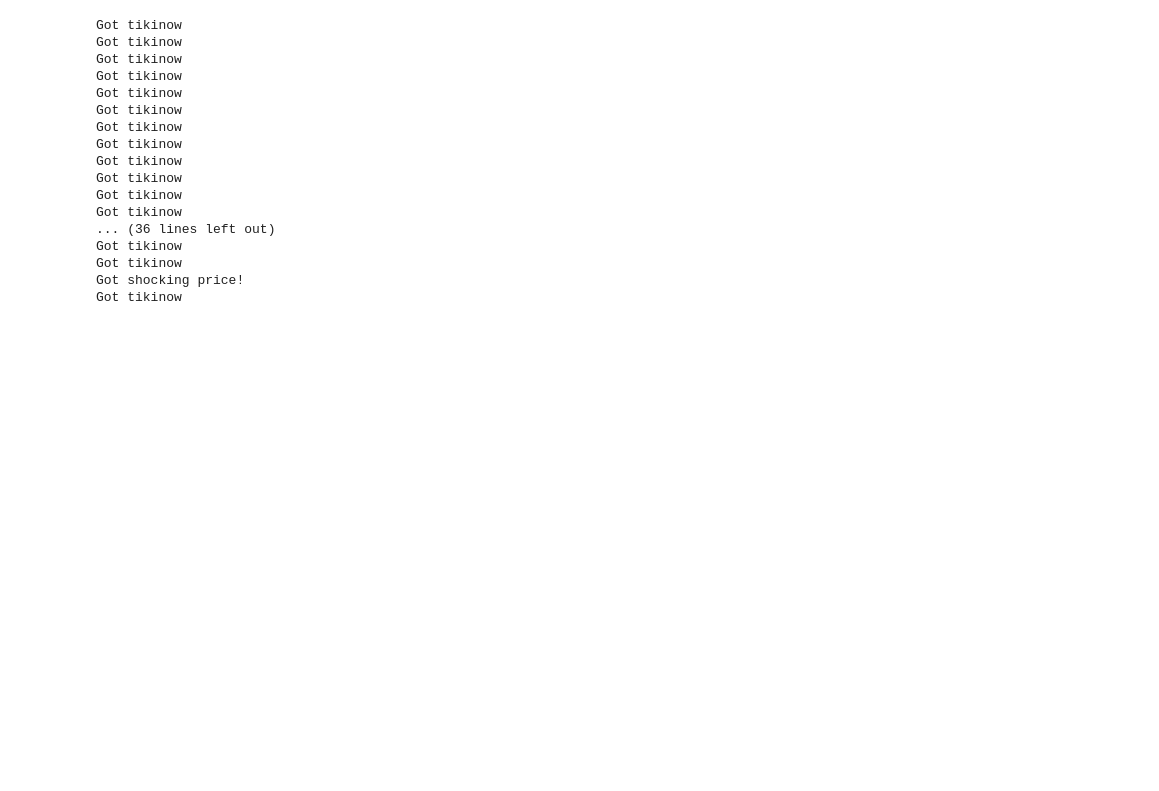
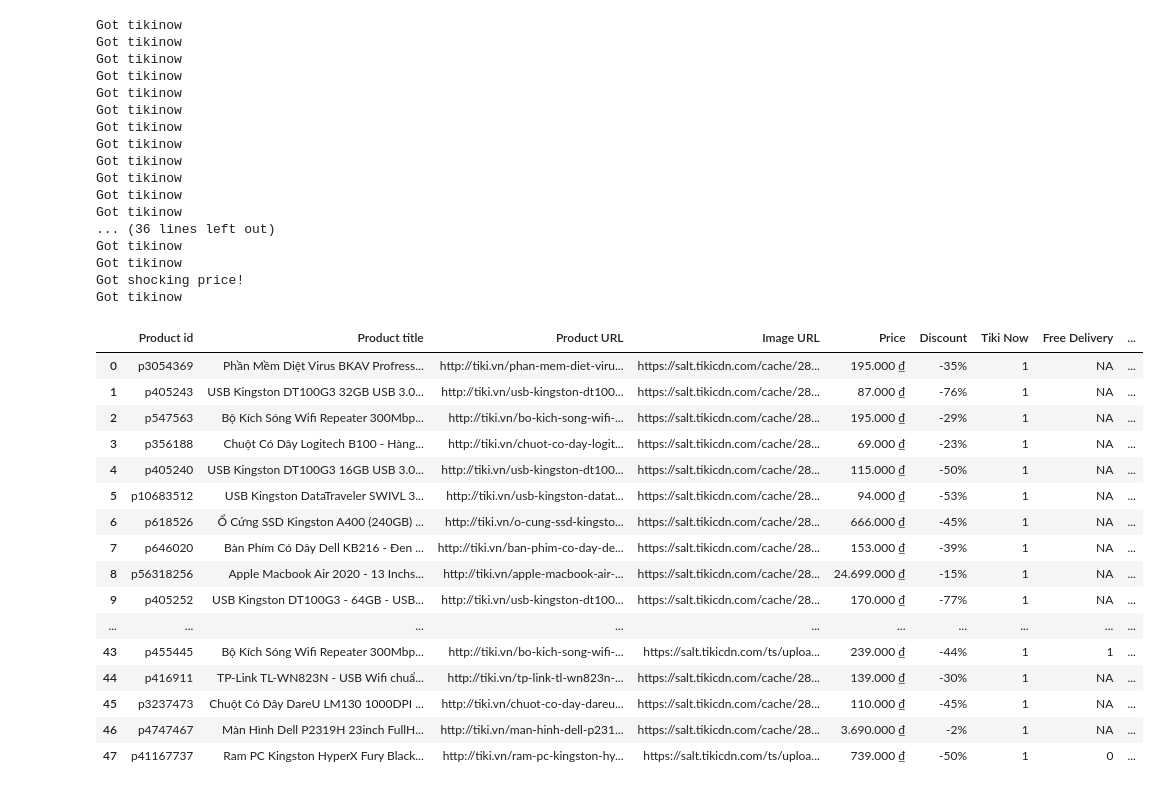
Before and after one commit to tranhoangkhuongvn/tiki_scraping, a Jupyter notebook: tiki_scrapping.ipynb, the cells around one changed output. Cells and saved outputs as stored; diff of their text form; code cells hidden in the pictures; blank space fills up the shorter version.

Commit message:
Add in python script and some initial data

```diff
--- a/tiki_scrapping.ipynb
+++ b/tiki_scrapping.ipynb
@@ -26,11 +26,11 @@ from bs4 import BeautifulSoup
 # %%
 headers = {'User-Agent': 'Mozilla/5.0 (Windows NT 10.0; Win64; x64) AppleWebKit/537.36 (KHTML, like Gecko) Chrome/70.0.3538.77 Safari/537.36'}
 
-r = requests.get('https://tiki.vn/laptop-may-vi-tinh/c1846?src=c.1846.hamburger_menu_fly_out_banner', headers=headers)
+r = requests.get('https://tiki.vn/laptop-may-vi-tinh-linh-kien/c1846?page=400', headers=headers)
 # r.text is a HTML file so we will use html.parser
 soup = BeautifulSoup(r.text, 'html.parser')
 
 # Make the soup object look nicer
-print(soup.prettify()[:2000])
+print(soup.prettify()[:10000])
 # %% [output]
 <!DOCTYPE html>
@@ -70,6 +67,7 @@ Number of products: 48
 product_id_ls = []
 product_title_ls = []
 price_ls = []
+discount_ls = []
 image_url_ls = []
 product_url_ls = []
 tikinow_ls = []
@@ -83,6 +81,8 @@ paid_installment_ls = []
 free_gift_ls = []
 # %%
 tiki_now_img_url = 'https://salt.tikicdn.com/ts/upload/9f/32/dd/8a8d39d4453399569dfb3e80fe01de75.png'
+under_price_url = 'https://salt.tikicdn.com/ts/upload/51/ac/cc/528e80fe3f464f910174e2fdf8887b6f.png'
+badge_benefit_url = 'https://salt.tikicdn.com/ts/upload/ba/4e/6e/26e9f2487e9f49b7dcf4043960e687dd.png'
 # %%
 regex = re.compile('-p\d*\.')
 
@@ -195,3 +230,20 @@ Got tikinow
 Got tikinow
 Got shocking price!
 Got tikinow
+# %%
+data = pd.DataFrame({
+    'Product id': product_id_ls,
+    'Product title': product_title_ls,
+    'Product URL': product_url_ls,
+    'Image URL': image_url_ls,
+    'Price': price_ls,
+    'Discount': discount_ls,
+    'Tiki Now': tikinow_ls,
+    'Free Delivery': free_delivery_ls,
+    'Total reviews': num_reviews_ls,
+    'Rating %': percentage_ratings_ls,
+    'Under price badge': badge_under_price_ls,
+    'Shocking price': shocking_price_ls,
+    'Paid installments': paid_installment_ls,
+    'Free Gifts': free_gift_ls
+})
@@ -197,0 +252,20 @@ Got tikinow
+# %%
+data
+# %% [output]
+|  | Product id | Product title | Product URL | Image URL | Price | Discount | Tiki Now | Free Delivery | ... |
+| 0 | p3054369 | Phần Mềm Diệt Virus BKAV Profress... | http://tiki.vn/phan-mem-diet-viru... | https://salt.tikicdn.com/cache/28... | 195.000 ₫ | -35% | 1 | NA | ... |
+| 1 | p405243 | USB Kingston DT100G3 32GB USB 3.0... | http://tiki.vn/usb-kingston-dt100... | https://salt.tikicdn.com/cache/28... | 87.000 ₫ | -76% | 1 | NA | ... |
+| 2 | p547563 | Bộ Kích Sóng Wifi Repeater 300Mbp... | http://tiki.vn/bo-kich-song-wifi-... | https://salt.tikicdn.com/cache/28... | 195.000 ₫ | -29% | 1 | NA | ... |
+| 3 | p356188 | Chuột Có Dây Logitech B100 - Hàng... | http://tiki.vn/chuot-co-day-logit... | https://salt.tikicdn.com/cache/28... | 69.000 ₫ | -23% | 1 | NA | ... |
+| 4 | p405240 | USB Kingston DT100G3 16GB USB 3.0... | http://tiki.vn/usb-kingston-dt100... | https://salt.tikicdn.com/cache/28... | 115.000 ₫ | -50% | 1 | NA | ... |
+| 5 | p10683512 | USB Kingston DataTraveler SWIVL 3... | http://tiki.vn/usb-kingston-datat... | https://salt.tikicdn.com/cache/28... | 94.000 ₫ | -53% | 1 | NA | ... |
+| 6 | p618526 | Ổ Cứng SSD Kingston A400 (240GB) ... | http://tiki.vn/o-cung-ssd-kingsto... | https://salt.tikicdn.com/cache/28... | 666.000 ₫ | -45% | 1 | NA | ... |
+| 7 | p646020 | Bàn Phím Có Dây Dell KB216 - Đen ... | http://tiki.vn/ban-phim-co-day-de... | https://salt.tikicdn.com/cache/28... | 153.000 ₫ | -39% | 1 | NA | ... |
+| 8 | p56318256 | Apple Macbook Air 2020 - 13 Inchs... | http://tiki.vn/apple-macbook-air-... | https://salt.tikicdn.com/cache/28... | 24.699.000 ₫ | -15% | 1 | NA | ... |
+| 9 | p405252 | USB Kingston DT100G3 - 64GB - USB... | http://tiki.vn/usb-kingston-dt100... | https://salt.tikicdn.com/cache/28... | 170.000 ₫ | -77% | 1 | NA | ... |
+| ... | ... | ... | ... | ... | ... | ... | ... | ... | ... |
+| 43 | p455445 | Bộ Kích Sóng Wifi Repeater 300Mbp... | http://tiki.vn/bo-kich-song-wifi-... | https://salt.tikicdn.com/ts/uploa... | 239.000 ₫ | -44% | 1 | 1 | ... |
+| 44 | p416911 | TP-Link TL-WN823N - USB Wifi chuẩ... | http://tiki.vn/tp-link-tl-wn823n-... | https://salt.tikicdn.com/cache/28... | 139.000 ₫ | -30% | 1 | NA | ... |
+| 45 | p3237473 | Chuột Có Dây DareU LM130 1000DPI ... | http://tiki.vn/chuot-co-day-dareu... | https://salt.tikicdn.com/cache/28... | 110.000 ₫ | -45% | 1 | NA | ... |
+| 46 | p4747467 | Màn Hình Dell P2319H 23inch FullH... | http://tiki.vn/man-hinh-dell-p231... | https://salt.tikicdn.com/cache/28... | 3.690.000 ₫ | -2% | 1 | NA | ... |
+| 47 | p41167737 | Ram PC Kingston HyperX Fury Black... | http://tiki.vn/ram-pc-kingston-hy... | https://salt.tikicdn.com/ts/uploa... | 739.000 ₫ | -50% | 1 | 0 | ... |
```
Also changed, not shown: parts of 4 cells of this notebook, 3 other files.
